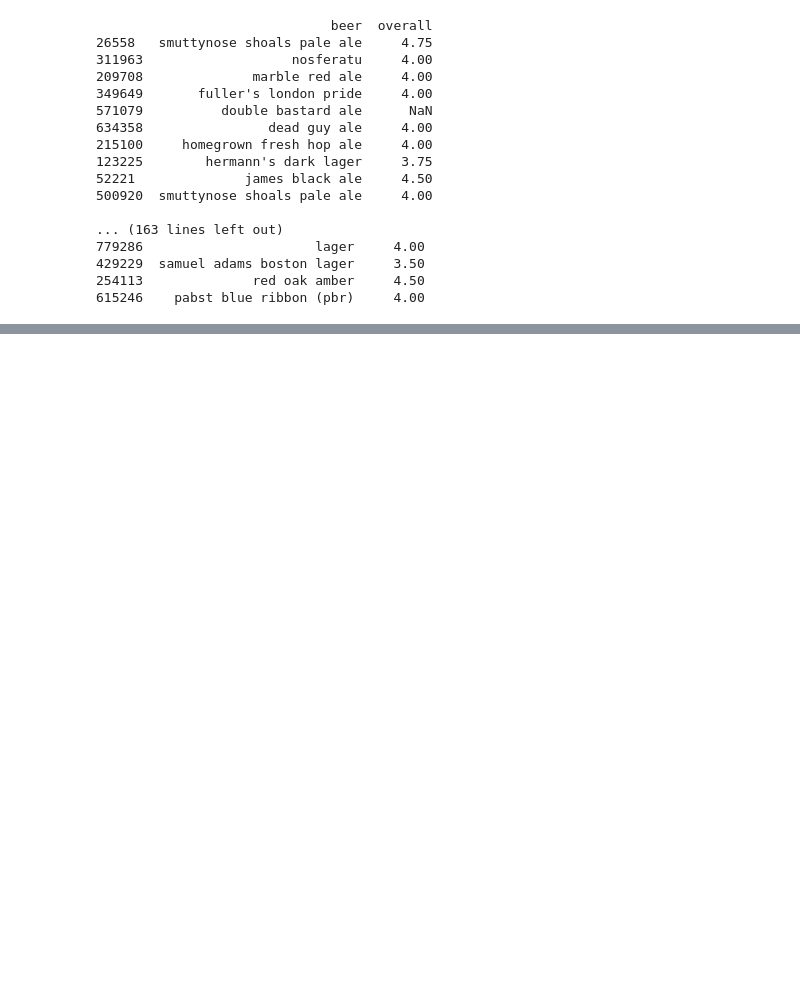
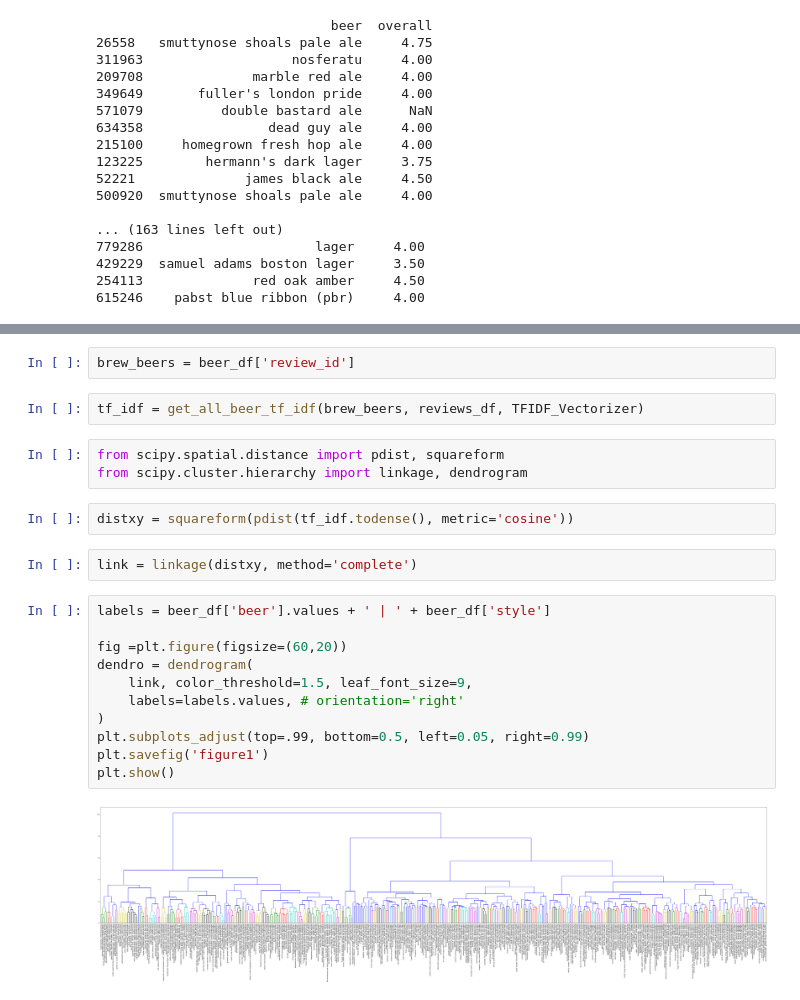
Before and after one commit to adiguzelomer/craft_beer_ratings, a Jupyter notebook: first-model-eda.ipynb, the cells around one changed output, grey strips where cells are left out. Cells and saved outputs as stored; diff of their text form; blank space fills up the shorter version.

Commit message:
Write h-clustering in notebook

```diff
--- a/first-model-eda.ipynb
+++ b/first-model-eda.ipynb
@@ -116,0 +175,24 @@ for topic in top_ten_reviews_by_topic:
+# %%
+brew_beers = beer_df['review_id']
+# %%
+tf_idf = get_all_beer_tf_idf(brew_beers, reviews_df, TFIDF_Vectorizer)
+# %%
+from scipy.spatial.distance import pdist, squareform
+from scipy.cluster.hierarchy import linkage, dendrogram
+# %%
+distxy = squareform(pdist(tf_idf.todense(), metric='cosine'))
+# %%
+link = linkage(distxy, method='complete')
+# %%
+labels = beer_df['beer'].values + ' | ' + beer_df['style']
+
+fig =plt.figure(figsize=(60,20))
+dendro = dendrogram(
+    link, color_threshold=1.5, leaf_font_size=9,
+    labels=labels.values, # orientation='right'
+)
+plt.subplots_adjust(top=.99, bottom=0.5, left=0.05, right=0.99)
+plt.savefig('figure1')
+plt.show()
+# %% [output]
+[figure, added]
```
Also changed, not shown: parts of 13 cells of this notebook, 3 other files.
